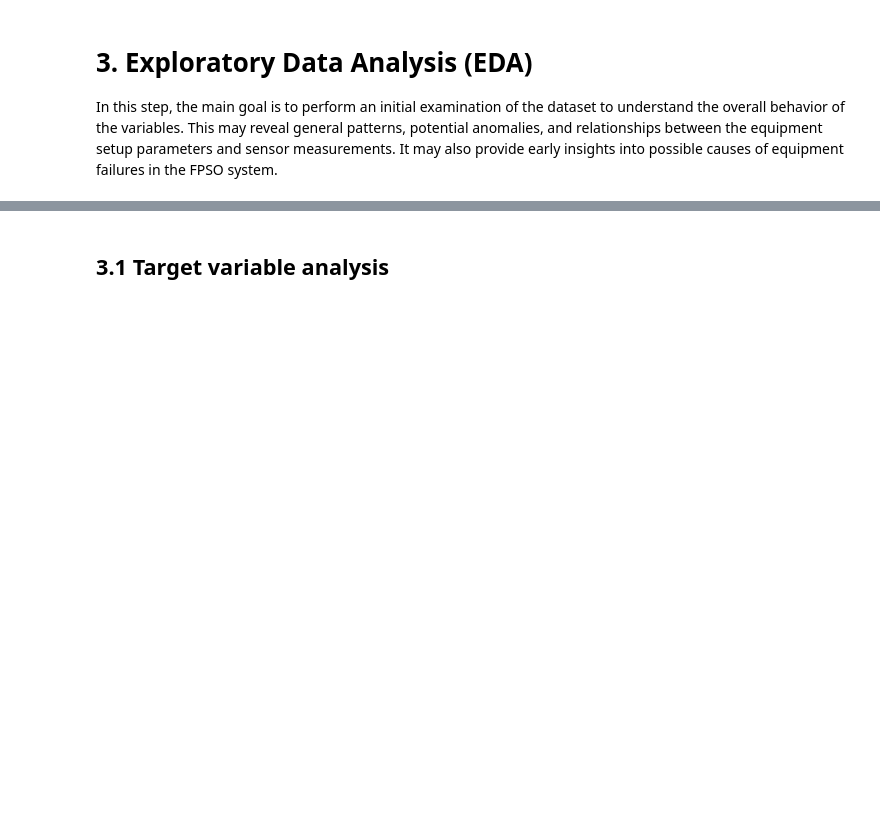
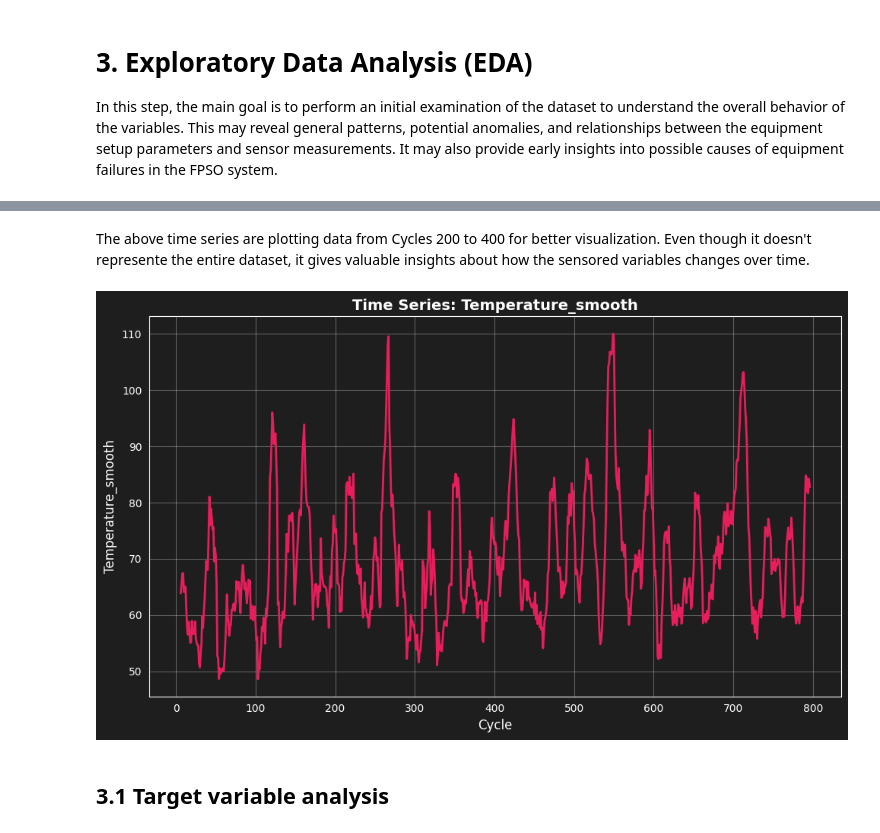
Before and after one commit to jackson-simionato/fpso-equipment-monitoring, a Jupyter notebook: notebooks/01_eda_exploration.ipynb, the cells around one changed output, grey strips where cells are left out. Cells and saved outputs as stored; diff of their text form; code cells hidden in the pictures; blank space fills up the shorter version.

```diff
--- a/notebooks/01_eda_exploration.ipynb
+++ b/notebooks/01_eda_exploration.ipynb
@@ -162,3 +211,9 @@ In this step, the main goal is to perform an initial examination of the dataset
+# %% [markdown]
+The above time series are plotting data from Cycles 200 to 400 for better visualization. Even though it doesn't represente the entire dataset, it gives valuable insights about how the sensored variables changes over time.
+# %%
+fig = DataPlotter().plot_time_series(df, 'Temperature_smooth')
+# %% [output]
+[figure, added]
 # %% [markdown]
 ## 3.1 Target variable analysis
 # %% [markdown]
```
Also changed, not shown: parts of 8 cells of this notebook.
